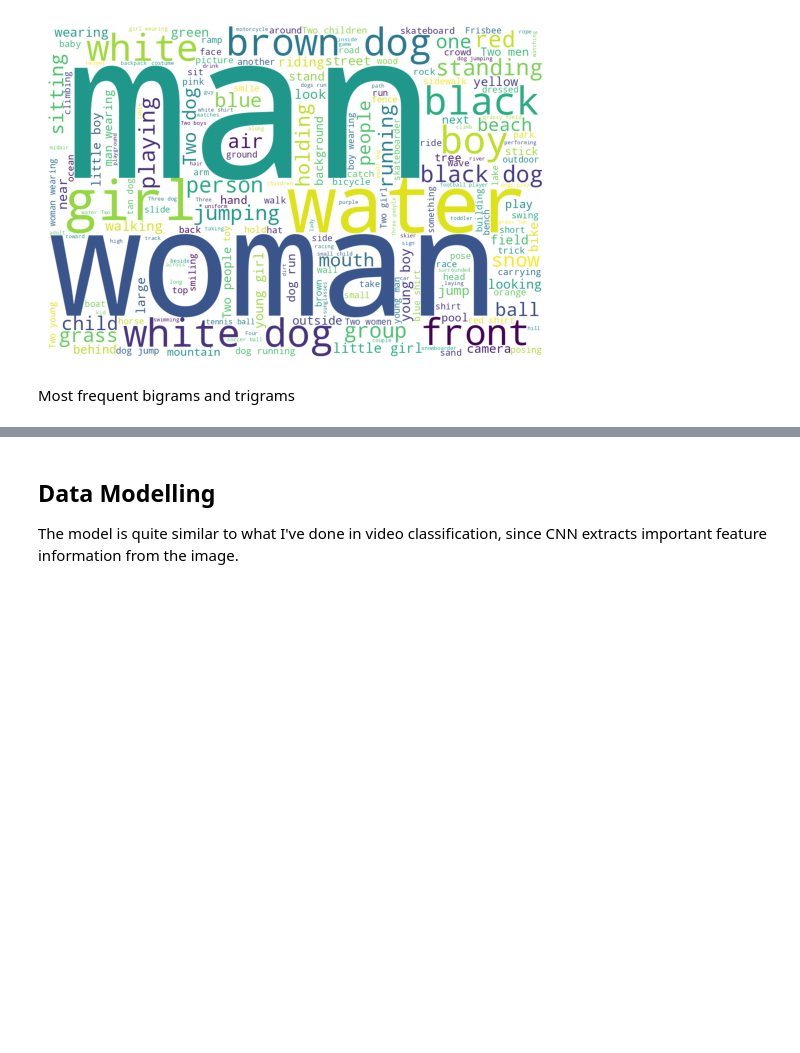
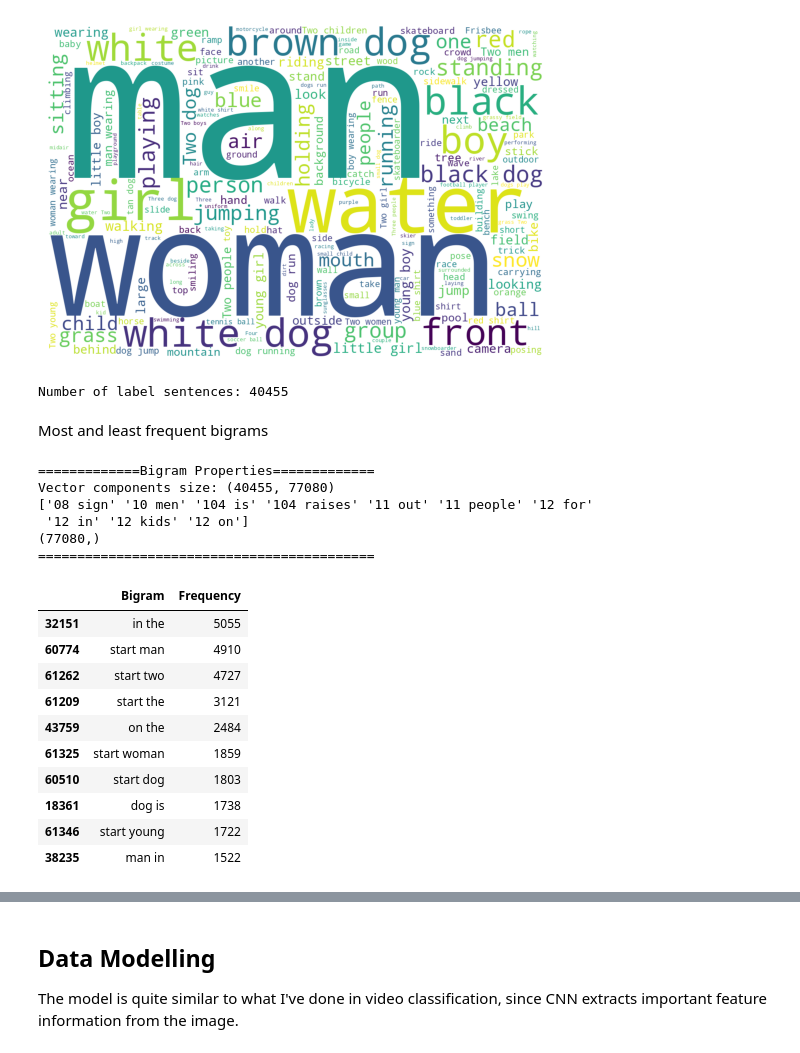
Before and after one commit to anthonycreates2000/Image-Captioning-with-Flickr30-Dataset, a Jupyter notebook: Image_Captioning_Computer_Vision_with_Flickr8K_Dataset.ipynb, the cells around one changed output, grey strips where cells are left out. Drawn from its saved outputs; the diff is of its cells as text; code cells hidden in the pictures; blank space fills up the shorter version.

```diff
--- a/Image_Captioning_Computer_Vision_with_Flickr8K_Dataset.ipynb
+++ b/Image_Captioning_Computer_Vision_with_Flickr8K_Dataset.ipynb
@@ -273,5 +279,56 @@ plt.imshow(word_cloud_plotting)
  A child in a pink dress is climbing up a set of stairs in an entry way   A girl going into a wooden building   A little girl climbing into a wooden playhouse   A little girl climbing the stairs to he ...
 <matplotlib.image.AxesImage at 0x...>
 [figure]
+# %%
+print(f"Number of label sentences: {len(all_flattened_words)}")
+# %% [output]
+Number of label sentences: 40455
 # %% [markdown]
-Most frequent bigrams and trigrams
+Most and least frequent bigrams
+# %%
+all_flattened_words = list(image_name_to_labels_dict.values())
+all_flattened_words = concatenate_arrays(all_flattened_words)
+
+bigram_count_vectorizer = CountVectorizer(
+    lowercase = True,
+    ngram_range = (2, 2),
+)
+vector_components_count_vectorizer = bigram_count_vectorizer.fit_transform(all_flattened_words)
+feature_names = bigram_count_vectorizer.get_feature_names_out()
+total_occurence_per_features = vector_components_count_vectorizer.toarray().sum(axis = 0)
+
+print("=============Bigram Properties=============")
+print(f"Vector components size: {vector_components_count_vectorizer.shape}")
+print(feature_names[:10])
+# print(vector_components_count_vectorizer.sum(axis = 1))
+print(total_occurence_per_features.shape)
+print("===========================================")
+# %% [output]
+=============Bigram Properties=============
+Vector components size: (40455, 77080)
+['08 sign' '10 men' '104 is' '104 raises' '11 out' '11 people' '12 for'
+ '12 in' '12 kids' '12 on']
+(77080,)
+===========================================
+# %%
+sorted_total_occurence_per_features = pd.DataFrame(
+    {
+        "Bigram": feature_names,
+        "Frequency": total_occurence_per_features.flatten(),
+    }
+).sort_values(by = "Frequency", ascending = False)
+
+top_10_bigrams = sorted_total_occurence_per_features.nlargest(10, "Frequency")
+top_10_bigrams
+# %% [output]
+|  | Bigram | Frequency |
+| 32151 | in the | 5055 |
+| 60774 | start man | 4910 |
+| 61262 | start two | 4727 |
+| 61209 | start the | 3121 |
+| 43759 | on the | 2484 |
+| 61325 | start woman | 1859 |
+| 60510 | start dog | 1803 |
+| 18361 | dog is | 1738 |
+| 61346 | start young | 1722 |
+| 38235 | man in | 1522 |
```
Also changed, not shown: parts of 8 cells of this notebook.
